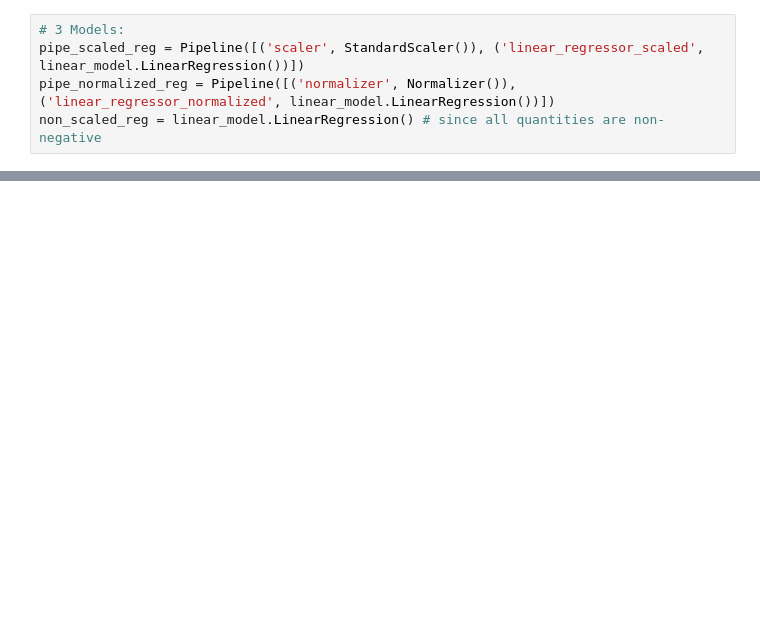
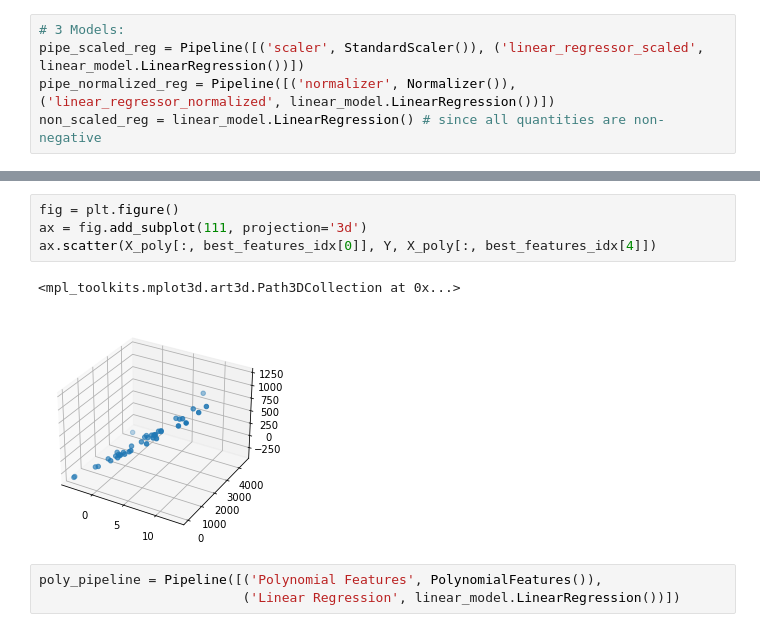
Before and after one commit to sharyar/vigilant-meme, a Jupyter notebook: task1_notebook.ipynb, the cells around one changed output, grey strips where cells are left out. Drawn from its saved outputs; the diff is of its cells as text; blank space fills up the shorter version.

```diff
--- a/task1_notebook.ipynb
+++ b/task1_notebook.ipynb
@@ -207,0 +411,10 @@ pd.DataFrame(scores, index=['R2'])
+# %%
+fig = plt.figure()
+ax = fig.add_subplot(111, projection='3d')
+ax.scatter(X_poly[:, best_features_idx[0]], Y, X_poly[:, best_features_idx[4]])
+# %% [output]
+<mpl_toolkits.mplot3d.art3d.Path3DCollection at 0x...>
+[figure, added]
+# %%
+poly_pipeline = Pipeline([('Polynomial Features', PolynomialFeatures()),
+                          ('Linear Regression', linear_model.LinearRegression())])
```
Also changed, not shown: parts of 39 cells of this notebook.
